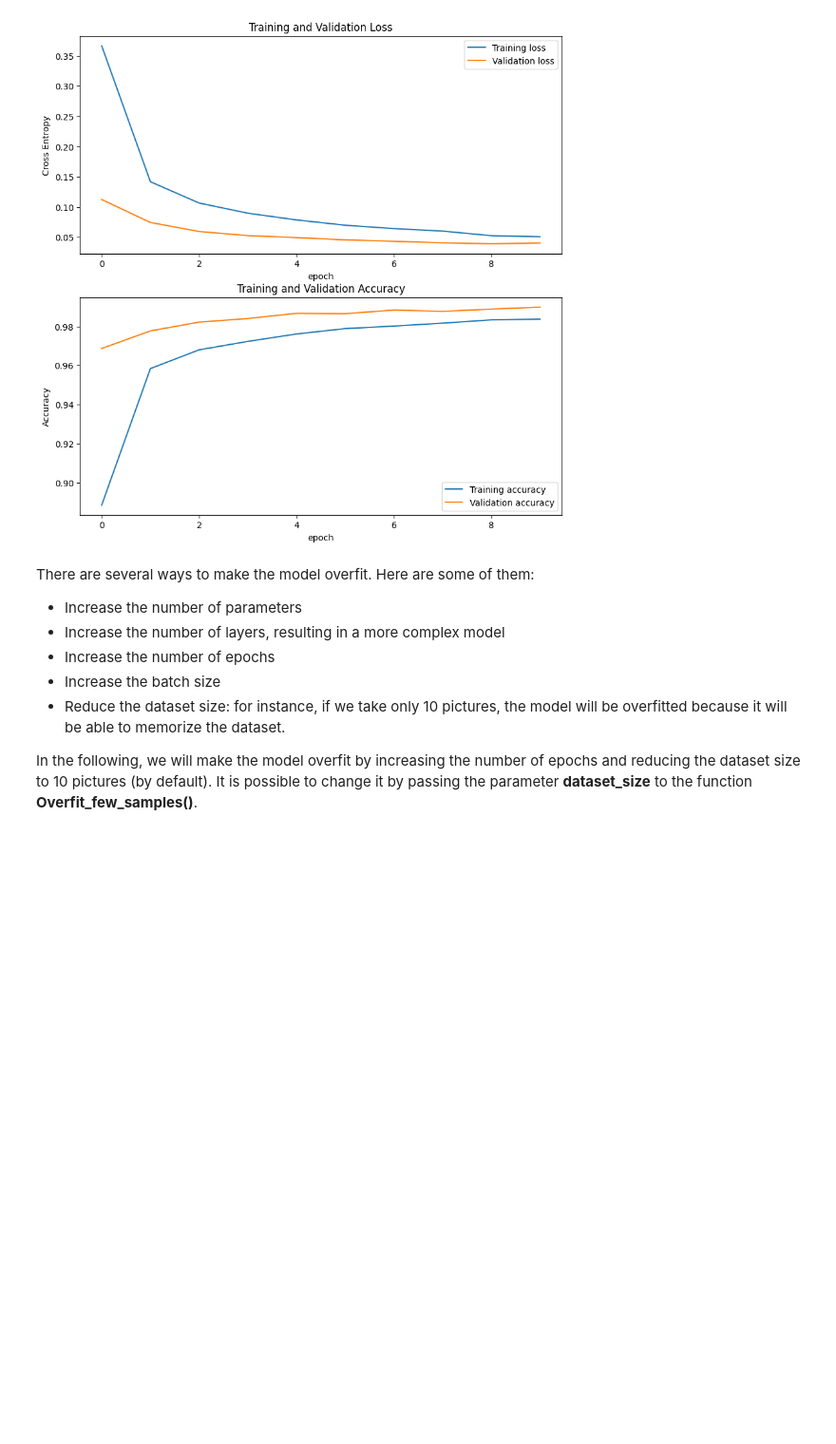
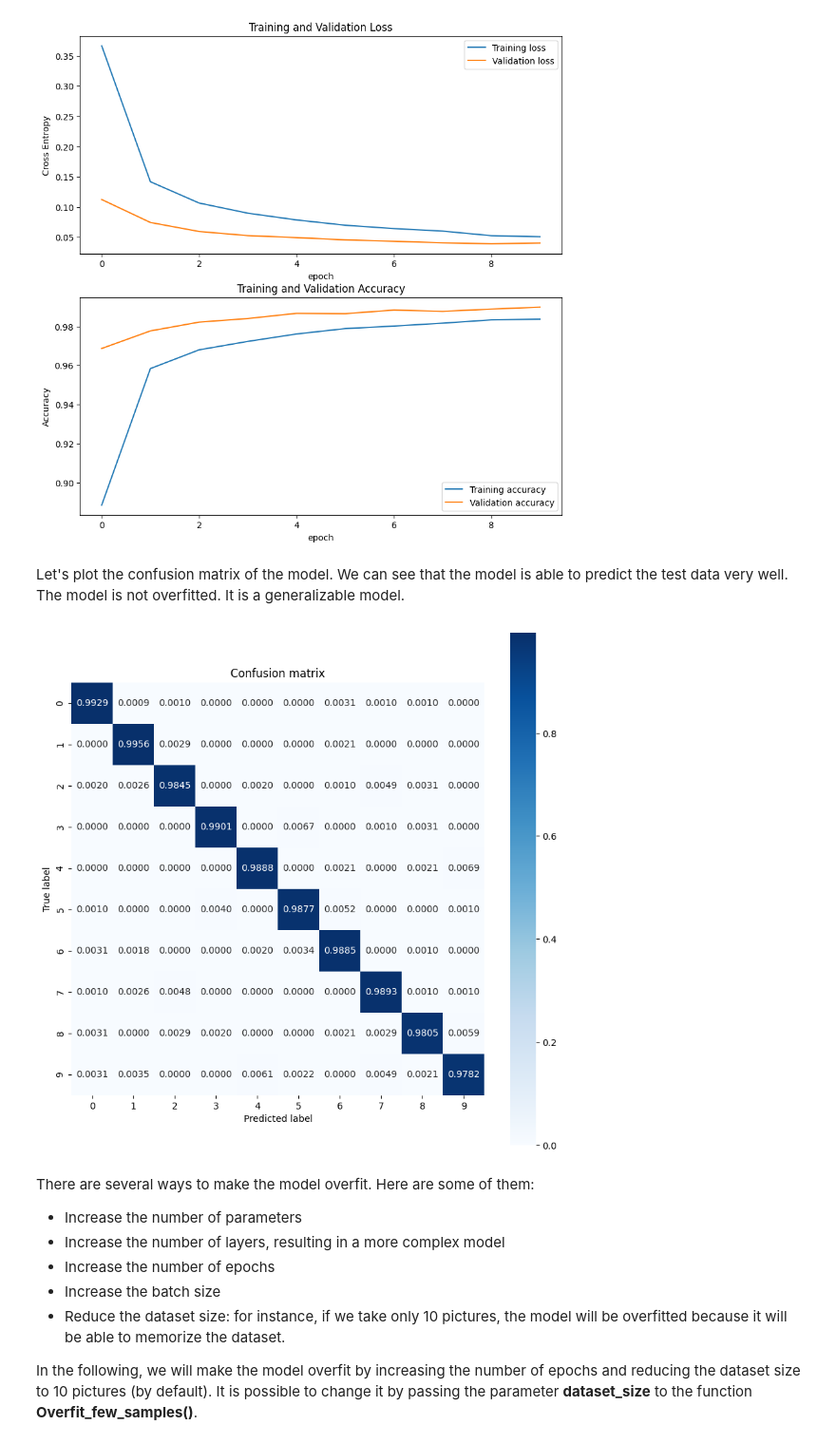
Before and after one commit to CharrierTim/Machine-Learning, a Jupyter notebook: Rapport TD1.ipynb, the cells around one changed output. Shown at 95% size. Cells and saved outputs as stored; diff of their text form; code cells hidden in the pictures; blank space fills up the shorter version.

```diff
--- a/Rapport TD1.ipynb
+++ b/Rapport TD1.ipynb
@@ -877,6 +877,12 @@ plt.title('Training and Validation Accuracy')
 plt.show()
 # %% [output]
 [figure]
+# %% [markdown]
+Let's plot the confusion matrix of the model. We can see that the model is able to predict the test data very well. The model is not overfitted. It is a generalizable model.
+# %%
+Lib.show_confusion_matrix(np.argmax(Y_test, axis=1), np.argmax(predictions, axis=1))
+# %% [output]
+[figure, added]
 # %% [markdown]
 There are several ways to make the model overfit. Here are some of them:
 
```
Also changed, not shown: parts of 4 cells of this notebook, 2 other files.
